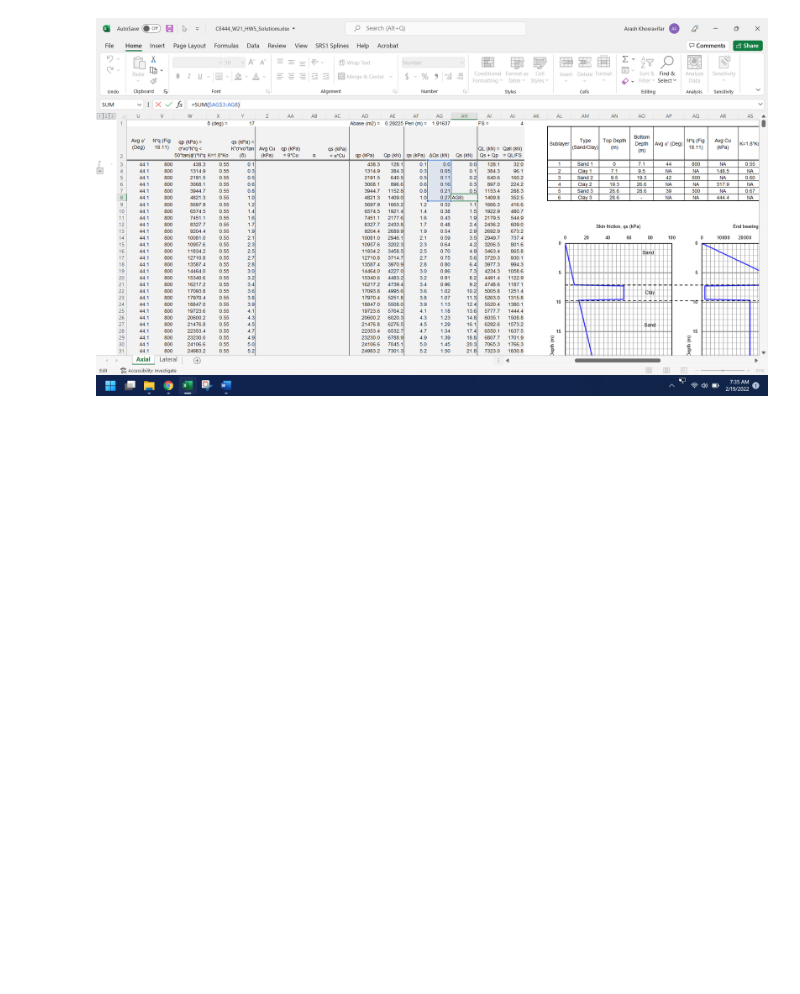
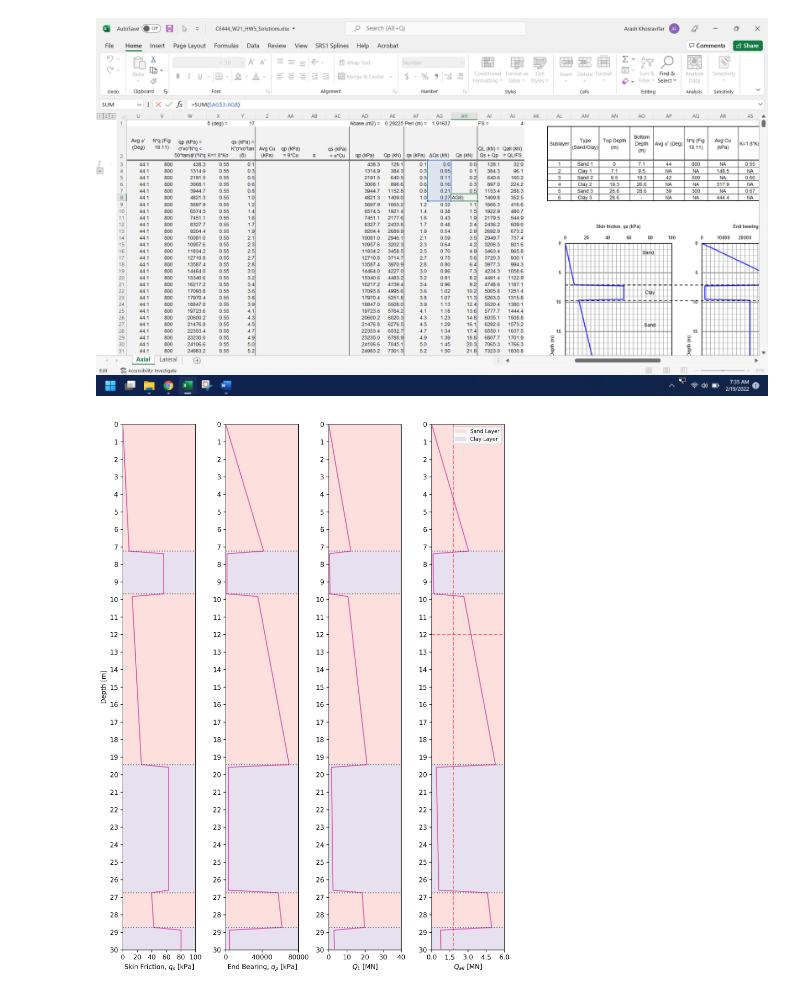
Before and after one commit to bKeungAuyeung/CE444-HW6, a Jupyter notebook: bAuyeung_HW6_CE444.ipynb, the cells around one changed output. Cells and saved outputs as stored; diff of their text form; code cells hidden in the pictures; blank space fills up the shorter version.

```diff
--- a/bAuyeung_HW6_CE444.ipynb
+++ b/bAuyeung_HW6_CE444.ipynb
@@ -433,2 +439,51 @@ As: 0.29204076785885
 # %% [markdown]
 ![image.png](attachment:image.png)
+# %%
+# plot values: skin friction, end bearing, Q lim, Q all
+
+fig, ax = plt.subplots(1,4, figsize=(9,12), tight_layout=True, dpi=300)
+ax[0].plot(p1data['qs [kPa]'], p1data['z [m]'], color = "#df65b0", marker='None', linestyle='-')
+ax[1].plot(p1data['qp [kPa]'], p1data['z [m]'], color = "#df65b0", marker='None', linestyle='-')
+ax[2].plot(p1data['QL [kN]']/1000, p1data['z [m]'], color = "#df65b0", marker='None', linestyle='-')
+ax[3].plot(p1data['Qall [kN]']/1000, p1data['z [m]'], color = "#df65b0", marker='None', linestyle='-')
+
+for i in range(4):
+    ax[i].set_ylim(0,30)
+    ax[i].set_yticks(np.arange(0,31,1))
+    ax[i].invert_yaxis()
+    ax[i].hlines(layer1_end, 0, 100000, color = 'black', alpha =0.5, linestyles = ':')
+    ax[i].hlines(layer2_end, 0, 100000, color = 'black', alpha =0.5, linestyles = ':')
+    ax[i].hlines(layer3_end, 0, 100000, color = 'black', alpha =0.5, linestyles = ':')
+    ax[i].hlines(layer4_end, 0, 100000, color = 'black', alpha =0.5, linestyles = ':')
+    ax[i].hlines(layer5_end, 0, 100000, color = 'black', alpha =0.5, linestyles = ':')
+    ax[i].fill_betweenx([0, layer1_end], 0, 100000, color = '#fde0dd', label = 'Sand Layer')
+    ax[i].fill_betweenx([layer1_end, layer2_end], 0, 100000, color = '#e7e1ef', label = 'Clay Layer')
+    ax[i].fill_betweenx([layer2_end, layer3_end], 0, 100000, color = '#fde0dd')
+    ax[i].fill_betweenx([layer3_end, layer4_end], 0, 100000, color = '#e7e1ef')
+    ax[i].fill_betweenx([layer4_end, layer5_end], 0, 100000, color = '#fde0dd')
+    ax[i].fill_betweenx([layer5_end, 30], 0, 100000, color = '#e7e1ef')
+
+
+ax[3].vlines(1.8, 0, 30, color = 'r', alpha =0.5, linestyles = 'dashed')
+ax[3].hlines(12, 0, 100000, color = 'r', alpha =0.5, linestyles = 'dashed')
+
+ax[0].set_ylabel('Depth [m]')
+ax[0].set_xlabel('Skin Friction, $q_s$ [kPa]')
+ax[1].set_xlabel("End Bearing, $q_p$ [kPa]")
+ax[2].set_xlabel('$Q_L$ [MN]')
+ax[3].set_xlabel('$Q_{all}$ [MN]')
+
+ax[3].legend(frameon=True, loc='upper right', fontsize=8, framealpha=1, facecolor = '#f7f7f7')
+
+ax[0].set_xlim(0, 100)
+ax[0].set_xticks(np.arange(0,101,20))
+ax[1].set_xlim(0, 80000)
+ax[1].set_xticks(np.linspace(0, 80000, 3))
+ax[2].set_xlim(0, 40)
+ax[2].set_xticks(np.linspace(0, 40, 5))
+ax[3].set_xlim(0, 6)
+ax[3].set_xticks(np.linspace(0, 6, 5))
+
+plt.show()
+# %% [output]
+[figure, added]
```
Also changed, not shown: parts of 2 cells of this notebook.
